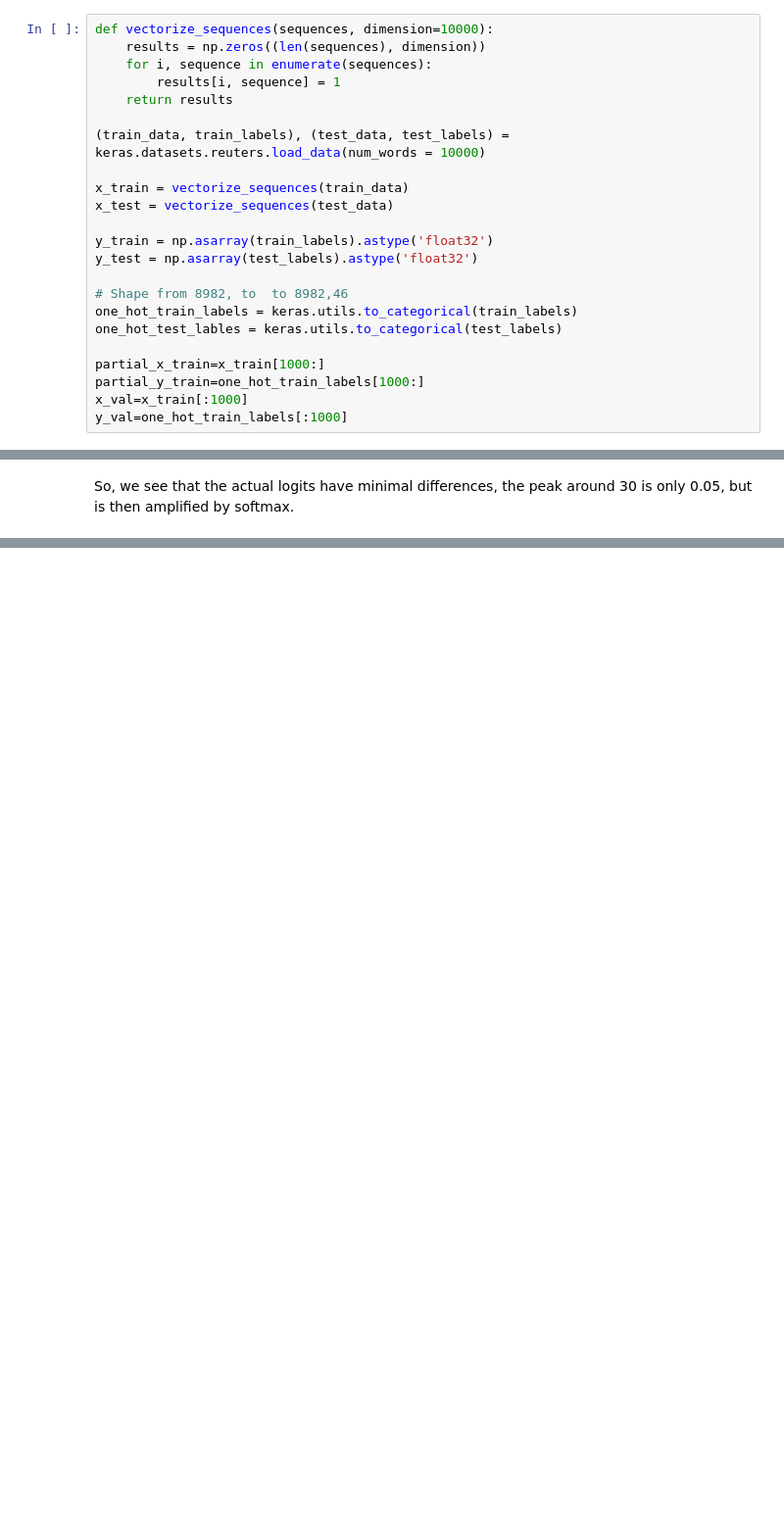
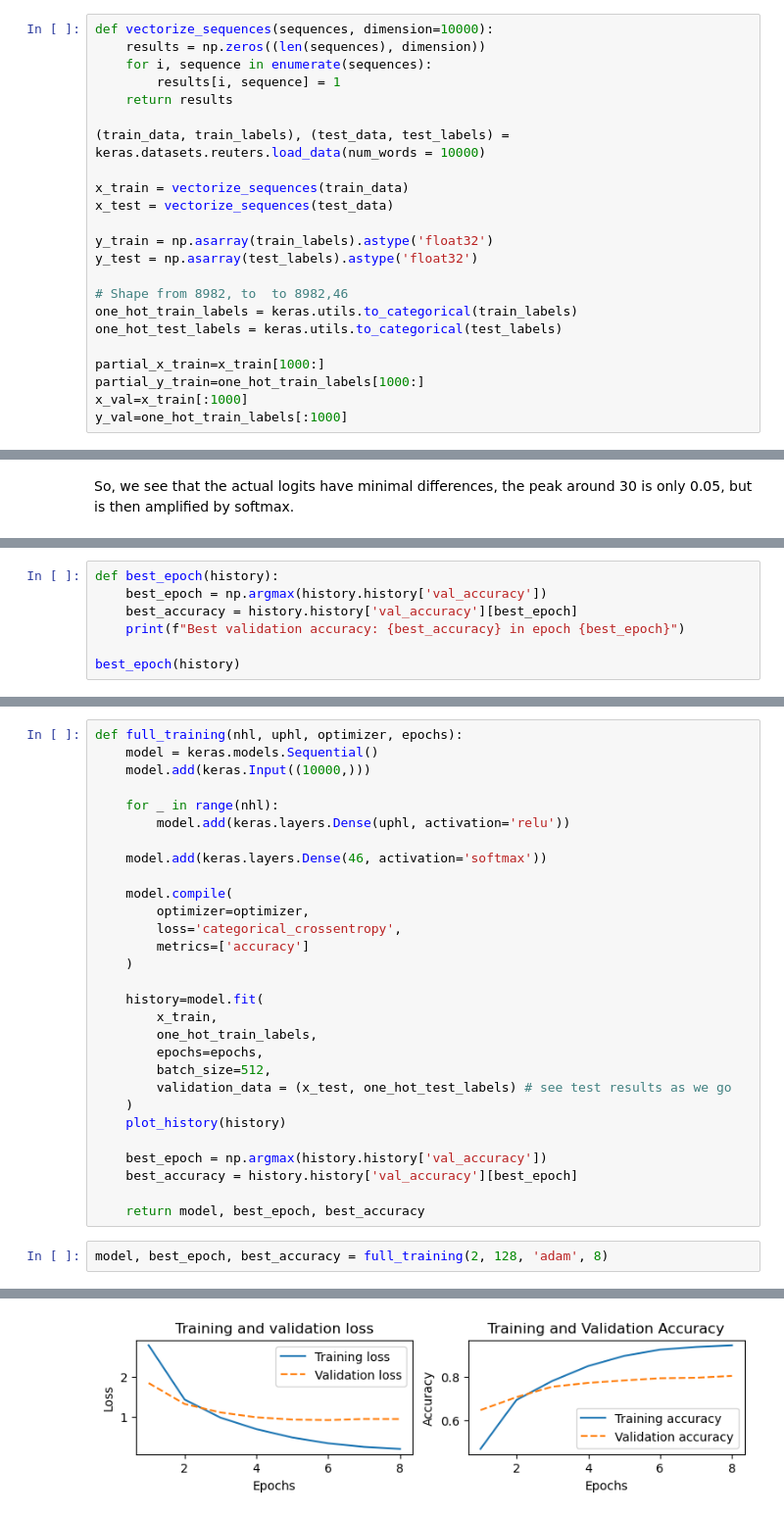
Before and after one commit to arsiliath/DLWP, a Jupyter notebook: scratch/lab-4-reuters.ipynb, the cells around one changed output, grey strips where cells are left out. Shown at 98% size. Drawn from its saved outputs; the diff is of its cells as text; blank space fills up the shorter version.

```diff
--- a/scratch/lab-4-reuters.ipynb
+++ b/scratch/lab-4-reuters.ipynb
@@ -31,7 +35,7 @@ y_test = np.asarray(test_labels).astype('float32')
 
 # Shape from 8982, to  to 8982,46
 one_hot_train_labels = keras.utils.to_categorical(train_labels)
-one_hot_test_lables = keras.utils.to_categorical(test_labels)
+one_hot_test_labels = keras.utils.to_categorical(test_labels)
 
 partial_x_train=x_train[1000:]
 partial_y_train=one_hot_train_labels[1000:]
@@ -169,0 +223,7 @@ So, we see that the actual logits have minimal differences, the peak around 30 i
+# %%
+def best_epoch(history):
+    best_epoch = np.argmax(history.history['val_accuracy'])
+    best_accuracy = history.history['val_accuracy'][best_epoch]
+    print(f"Best validation accuracy: {best_accuracy} in epoch {best_epoch}")
+
+best_epoch(history)
@@ -169,0 +462,32 @@ So, we see that the actual logits have minimal differences, the peak around 30 i
+# %%
+def full_training(nhl, uphl, optimizer, epochs):
+    model = keras.models.Sequential()
+    model.add(keras.Input((10000,)))
+
+    for _ in range(nhl):
+        model.add(keras.layers.Dense(uphl, activation='relu'))
+
+    model.add(keras.layers.Dense(46, activation='softmax'))
+
+    model.compile(
+        optimizer=optimizer,
+        loss='categorical_crossentropy',
+        metrics=['accuracy']
+    )
+
+    history=model.fit(
+        x_train,
+        one_hot_train_labels,
+        epochs=epochs,
+        batch_size=512,
+        validation_data = (x_test, one_hot_test_labels) # see test results as we go
+    )
+    plot_history(history)
+
+    best_epoch = np.argmax(history.history['val_accuracy'])
+    best_accuracy = history.history['val_accuracy'][best_epoch]
+
+    return model, best_epoch, best_accuracy
+# %%
+model, best_epoch, best_accuracy = full_training(2, 128, 'adam', 8)
+# %% [output]
@@ -169,0 +510 @@ So, we see that the actual logits have minimal differences, the peak around 30 i
+[figure, added]
```
Also changed, not shown: parts of 34 cells of this notebook.
